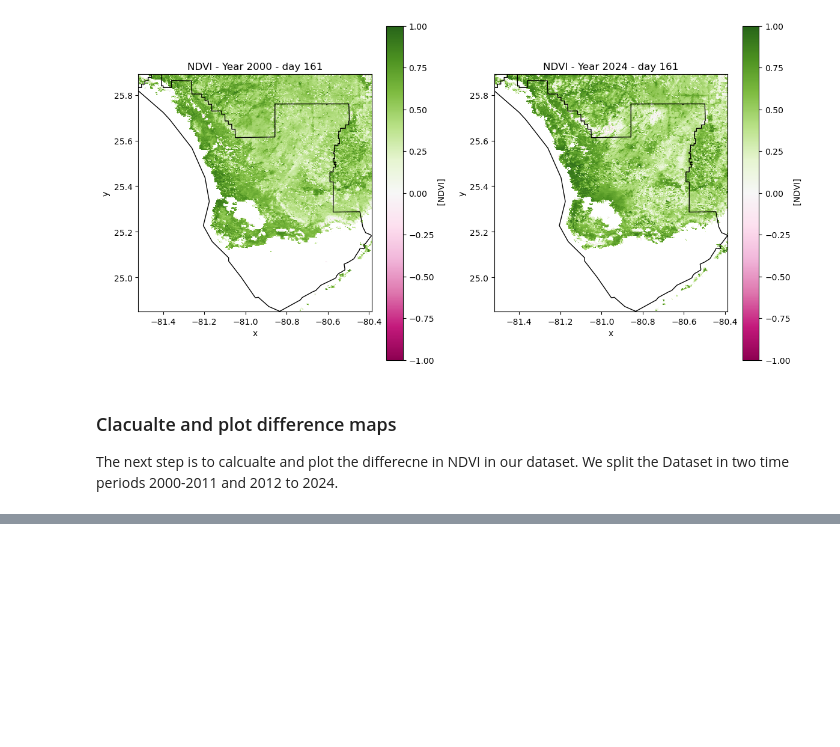
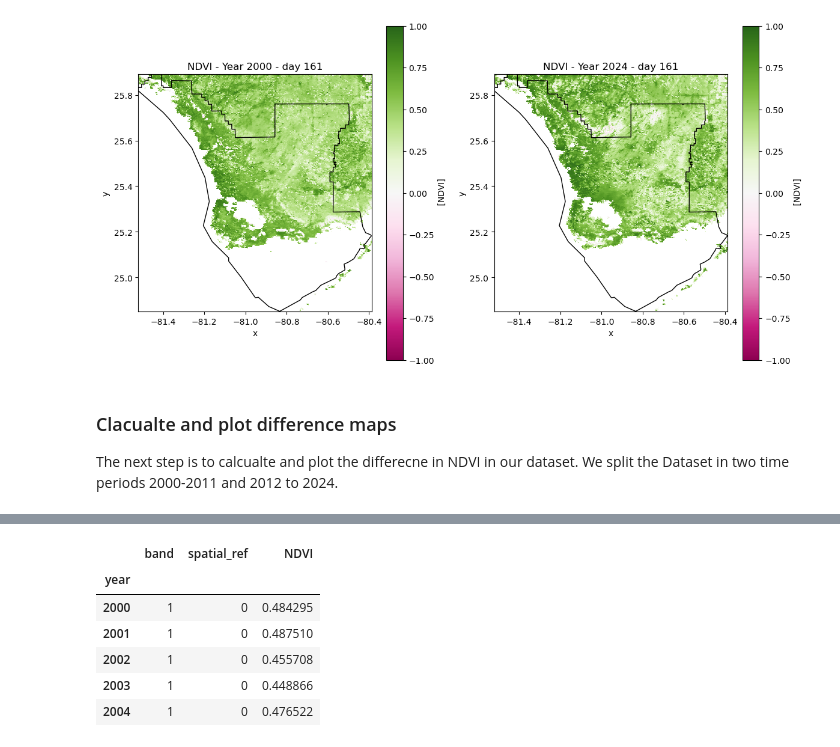
Before and after one commit to earthlab-education/04-vegetation-MarJess, a Jupyter notebook: notebooks/vegetation_portolio.ipynb, the cells around one changed output, grey strips where cells are left out. Cells and saved outputs as stored; diff of their text form; code cells hidden in the pictures; blank space fills up the shorter version.

```diff
--- a/notebooks/vegetation_portolio.ipynb
+++ b/notebooks/vegetation_portolio.ipynb
@@ -257,0 +291,25 @@ ndvi_diff = (
+# %%
+# Compute mean annual July NDVI
+# inside
+august_ndvi_inside_df = (ndvi_inside
+                       .groupby(ndvi_inside.date.dt.year) # group by year
+                       .mean(...) # get mean NDVI
+                       .NDVI
+                       .to_dataframe()) # convert data to a dataframe
+august_ndvi_inside_df.head()
+
+# outside
+august_ndvi_outside_df = (ndvi_outside
+                       .groupby(ndvi_inside.date.dt.year) # group by year
+                       .mean(...) # get mean NDVI
+                       .NDVI
+                       .to_dataframe()) # convert data to a dataframe
+august_ndvi_outside_df.head()
+# %% [output]
+|  | band | spatial_ref | NDVI |
+| year |  |  |  |
+| 2000 | 1 | 0 | 0.484295 |
+| 2001 | 1 | 0 | 0.487510 |
+| 2002 | 1 | 0 | 0.455708 |
+| 2003 | 1 | 0 | 0.448866 |
+| 2004 | 1 | 0 | 0.476522 |
```
Also changed, not shown: parts of 6 cells of this notebook.
